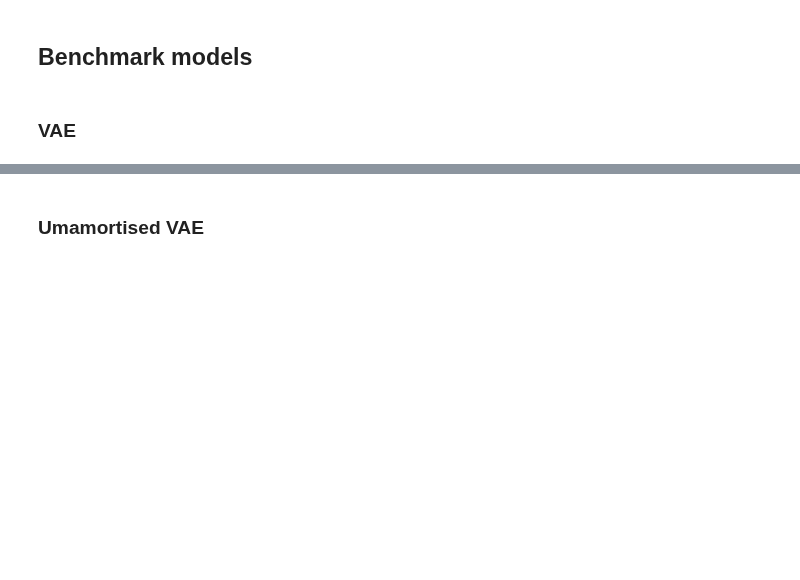
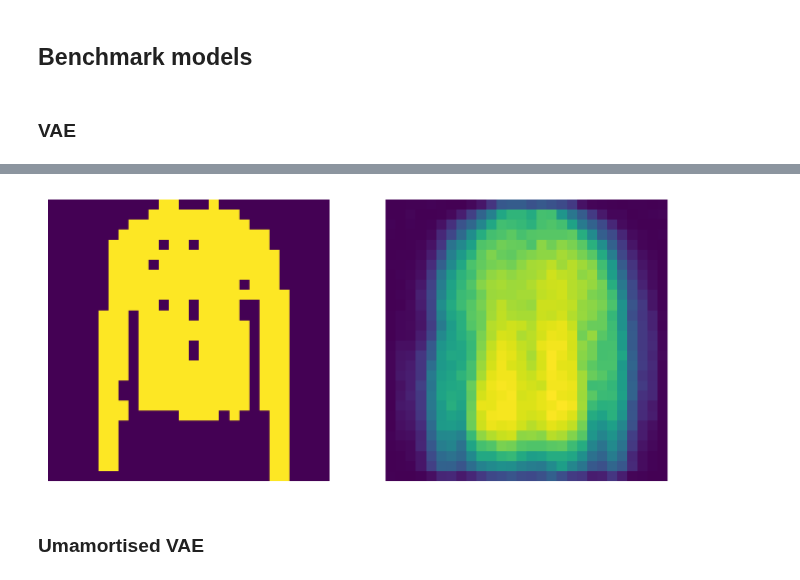
Before and after one commit to gerdm/hard-em-lvm, a Jupyter notebook: notebooks/17-unamortised-test.ipynb, the cells around one changed output, grey strips where cells are left out. Drawn from its saved outputs; the diff is of its cells as text; code cells hidden in the pictures; blank space fills up the shorter version.

```diff
--- a/notebooks/17-unamortised-test.ipynb
+++ b/notebooks/17-unamortised-test.ipynb
@@ -319,0 +395,15 @@ Text(0.5, 0.98, 'VAE')
+# %%
+%%time
+model_hem = UnamortisedVAEBernDelta(dim_latent, dim_obs[0], DeltaEncoder, Decoder)
+config_hem = hlax.unamortised.load_config(config, model_hem)
+
+res_hem = base_vae_hardem.train_test(
+    key,
+    X_warmup,
+    X_test,
+    config_hem,
+    config_test,
+    iwae_bern_delta,
+    iwae_bern_delta,
+    hlax.unamortised.train_checkpoints
+)
@@ -320,3 +413,19 @@ Text(0.5, 0.98, 'VAE')
+# %%
+fig, ax = plt.subplots(1, 2, figsize=(8, 4))
+
+ix_target = 10
+params_test = res_hem["test"]["params"]["e500"]
+img_truth = X_test[ix_target].reshape(28, 28)
+img_reconstruct = config_test.model.apply(params_test, X_test, key)[1]
+img_reconstruct = nn.sigmoid(img_reconstruct[ix_target]).reshape(28, 28)
+
+ax[0].imshow(img_truth)
+ax[1].imshow(img_reconstruct)
+
+ax[0].axis("off")
+ax[1].axis("off");
+# %% [output]
+[figure, new version]
 # %% [markdown]
 ### Umamortised VAE
 # %%
```
Also changed, not shown: parts of 31 cells of this notebook.
